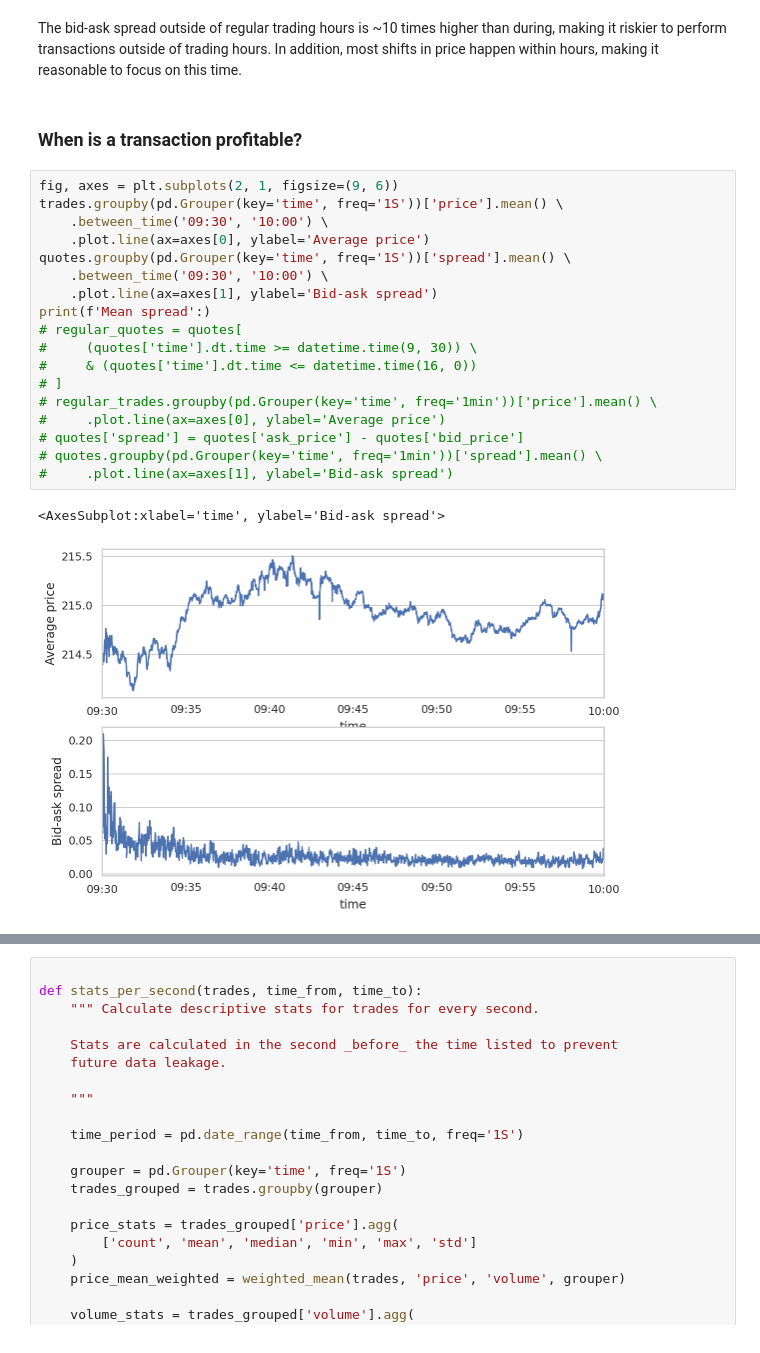
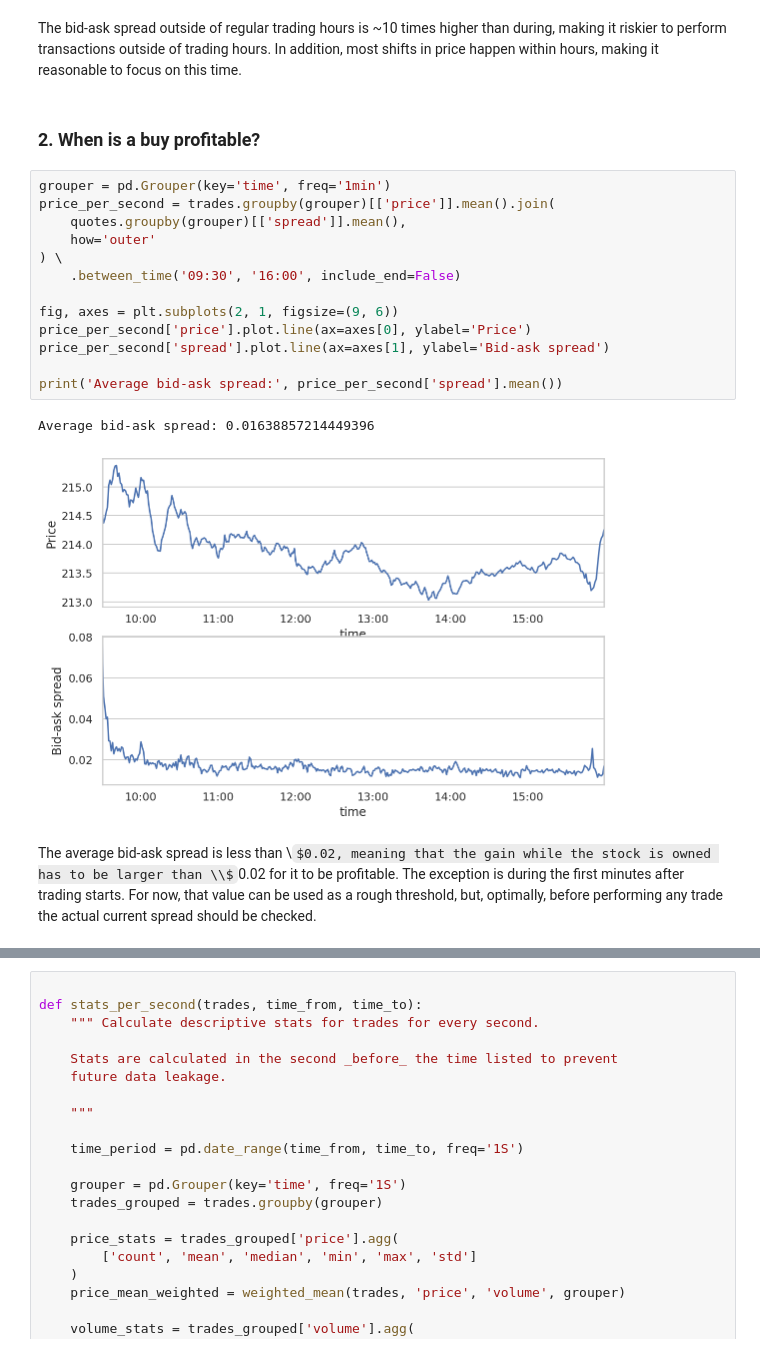
Before and after one commit to dwitvliet/project-stock-trading, a Jupyter notebook: stock_prediction.ipynb, the cells around one changed output, grey strips where cells are left out. Saved outputs shown, nothing was run; the diff lists cells and outputs as text; some formulas as TeX source.

Commit message:
Determined how much gain is needed for a purchase to be profitable

```diff
--- a/stock_prediction.ipynb
+++ b/stock_prediction.ipynb
@@ -150,27 +150,24 @@ for ax in axes:
 # %% [markdown]
 The bid-ask spread outside of regular trading hours is ~10 times higher than during, making it riskier to perform transactions outside of trading hours. In addition, most shifts in price happen within hours, making it reasonable to focus on this time.
 # %% [markdown]
-### When is a transaction profitable?
+### 2. When is a buy profitable?
-# %%
-fig, axes = plt.subplots(2, 1, figsize=(9, 6))
-trades.groupby(pd.Grouper(key='time', freq='1S'))['price'].mean() \
-    .between_time('09:30', '10:00') \
-    .plot.line(ax=axes[0], ylabel='Average price')
-quotes.groupby(pd.Grouper(key='time', freq='1S'))['spread'].mean() \
-    .between_time('09:30', '10:00') \
-    .plot.line(ax=axes[1], ylabel='Bid-ask spread')
-print(f'Mean spread':)
-# regular_quotes = quotes[
-#     (quotes['time'].dt.time >= datetime.time(9, 30)) \
-#     & (quotes['time'].dt.time <= datetime.time(16, 0))
-# ]
-# regular_trades.groupby(pd.Grouper(key='time', freq='1min'))['price'].mean() \
-#     .plot.line(ax=axes[0], ylabel='Average price')
-# quotes['spread'] = quotes['ask_price'] - quotes['bid_price']
-# quotes.groupby(pd.Grouper(key='time', freq='1min'))['spread'].mean() \
-#     .plot.line(ax=axes[1], ylabel='Bid-ask spread')
-# %% [output]
-<AxesSubplot:xlabel='time', ylabel='Bid-ask spread'>
-[figure, removed]
+# %%
+grouper = pd.Grouper(key='time', freq='1min')
+price_per_second = trades.groupby(grouper)[['price']].mean().join(
+    quotes.groupby(grouper)[['spread']].mean(),
+    how='outer'
+) \
+    .between_time('09:30', '16:00', include_end=False)
+
+fig, axes = plt.subplots(2, 1, figsize=(9, 6))
+price_per_second['price'].plot.line(ax=axes[0], ylabel='Price')
+price_per_second['spread'].plot.line(ax=axes[1], ylabel='Bid-ask spread')
+
+print('Average bid-ask spread:', price_per_second['spread'].mean())
+# %% [output]
+Average bid-ask spread: 0.01638857214449396
+[figure, added]
+# %% [markdown]
+The average bid-ask spread is less than \\$0.02, meaning that the gain while the stock is owned has to be larger than \\$0.02 for it to be profitable. The exception is during the first minutes after trading starts. For now, that value can be used as a rough threshold, but, optimally, before performing any trade the actual current spread should be checked.
 # %% [markdown]
 ## Feature engineering
```
Also changed, not shown: parts of 5 cells of this notebook, 1 other file.
